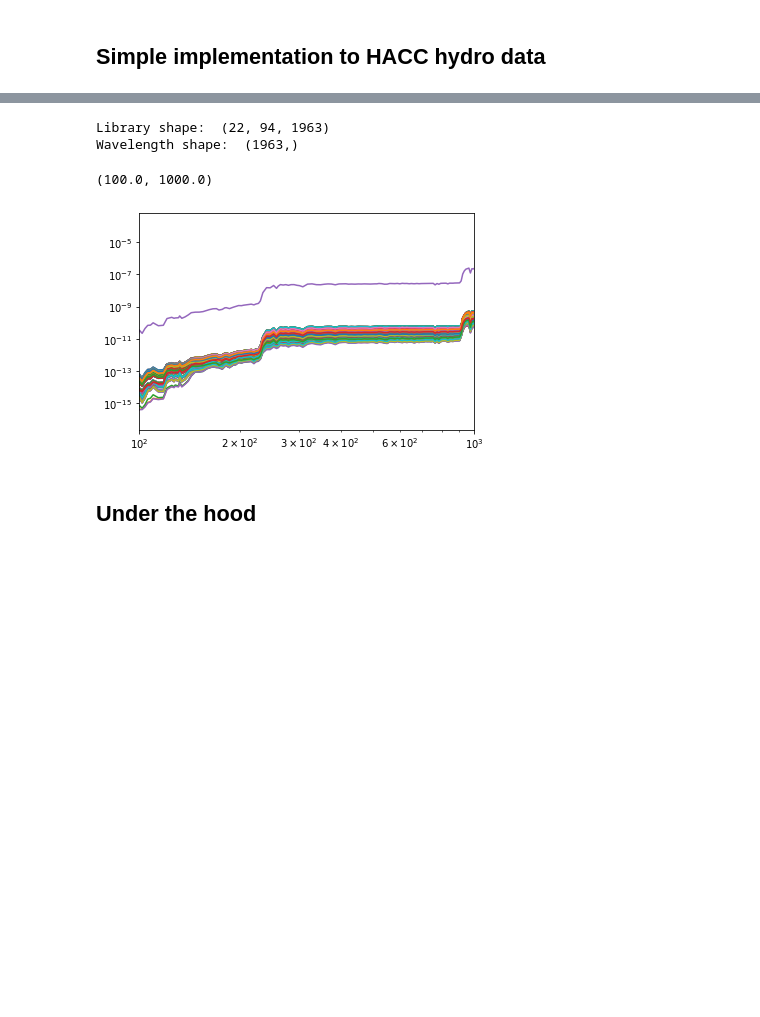
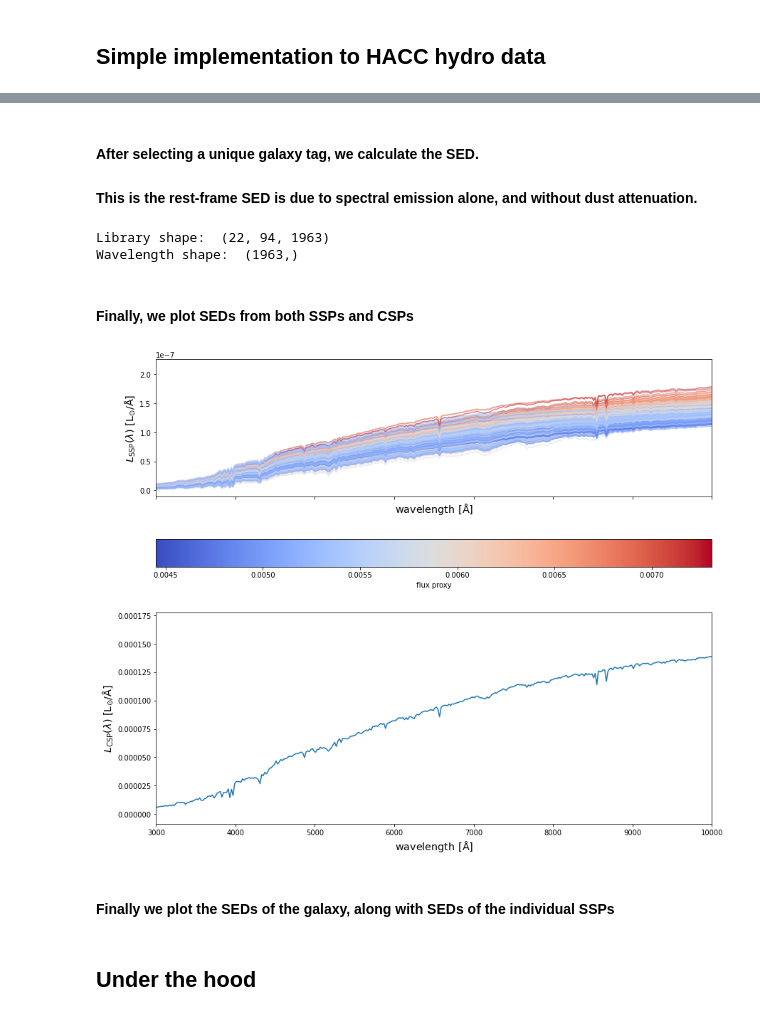
Before and after one commit to nesar/hydro_colors, a Jupyter notebook: nbs/index.ipynb, the cells around one changed output, grey strips where cells are left out. Saved outputs shown, nothing was run; the diff lists cells and outputs as text; code cells hidden in the pictures; blank space fills up the shorter version.

```diff
--- a/nbs/index.ipynb
+++ b/nbs/index.ipynb
@@ -24,3 +27,6 @@ from hydro_colors.load_sps_library import STELLAR_LIBRARY_DIR
 # %%
 galaxy_tags, _, _, _, _, _, _, _ = hc.load_sim_stellar_catalog.load_hacc_galaxy_data()
+# %% [markdown]
+#### After selecting a unique galaxy tag, we calculate the SED.
+#### This is the rest-frame SED is due to spectral emission alone, and without dust attenuation.
 # %%
@@ -34,16 +39,63 @@ spec_wave_ssp, spec_flux_ssp, spec_csp, flux_proxy, gal_stellar_mass = hc.calcul
 # %% [output]
 Library shape:  (22, 94, 1963)
 Wavelength shape:  (1963,)
-# %%
-plt.figure()
-plt.plot(spec_wave_ssp, spec_flux_ssp.T)
-plt.plot(spec_wave_ssp, spec_csp)
-plt.xscale('log')
-plt.yscale('log')
-plt.xlim(1e2, 1e3)
-# %% [output]
-(100.0, 1000.0)
-[figure, removed]
+# %% [markdown]
+#### Finally, we plot SEDs from both SSPs and CSPs
+# %%
+fig, a = plt.subplots(2,1, figsize=(14, 12), sharex=True, sharey=False)
+
+# Normalize the array vals so they can be mapped to a color
+# c_norm = mpl.colors.Normalize(vmin=np.min(np.log10(mass[gal_tag_cond])), vmax=np.max(np.log10(mass[gal_tag_cond])))
+c_norm = mpl.colors.Normalize(vmin=np.min(flux_proxy), vmax=np.max(flux_proxy))
+
+
+# Pick a colormap
+c_map  = mpl.cm.coolwarm
+
+# Scalar mappable of normalized array to colormap
+s_map  = mpl.cm.ScalarMappable(cmap=c_map, norm=c_norm)
+s_map.set_array([])
+
+
+for idx in range(spec_flux_ssp.shape[0]):
+
+    # spec_flux_ssp[idx] = spec_ssp(age_hydro[ssp_id], metal_hydro[ssp_id], mass[ssp_id])
+    a[0].plot(spec_wave_ssp, spec_flux_ssp[idx],
+              # color=s_map.to_rgba(np.log10(mass[ssp_id])),
+              color=s_map.to_rgba(flux_proxy[idx]),
+              alpha=0.5)
+
+
+# Adding the colorbar
+fig.colorbar(s_map, ax = a[0],
+             orientation = 'horizontal',
+             # label=r'stellar mass', pad=0.2)
+             label=r'flux proxy', pad=0.2)
+
+
+#####################################################################
+
+a[1].plot(spec_wave_ssp, spec_csp)
+
+
+# a[0].set_xlim(3e3, 1e4)
+# a[1].set_yscale('log')
+# a[1].set_xscale('log')
+a[1].set_xlim(3e3, 1e4)
+
+# a[0].set_yscale('log')
+
+a[0].set_xlabel(r'${\rm wavelength\ [\AA]}$', fontsize = 'x-large')
+a[1].set_xlabel(r'${\rm wavelength\ [\AA]}$', fontsize = 'x-large')
+a[0].set_ylabel(r'$L_{\rm SSP}(\lambda)\ {\rm [L_{\odot}/\AA]}$', fontsize = 'x-large')
+a[1].set_ylabel(r'$L_{\rm CSP}(\lambda)\ {\rm [L_{\odot}/\AA]}$', fontsize = 'x-large')
+
+
+plt.show()
+# %% [output]
+[figure, added]
+# %% [markdown]
+#### Finally we plot the SEDs of the galaxy, along with SEDs of the individual SSPs
 # %% [markdown]
 ## Under the hood
 # %%
```
Also changed, not shown: parts of 6 cells of this notebook, 4 other files.
